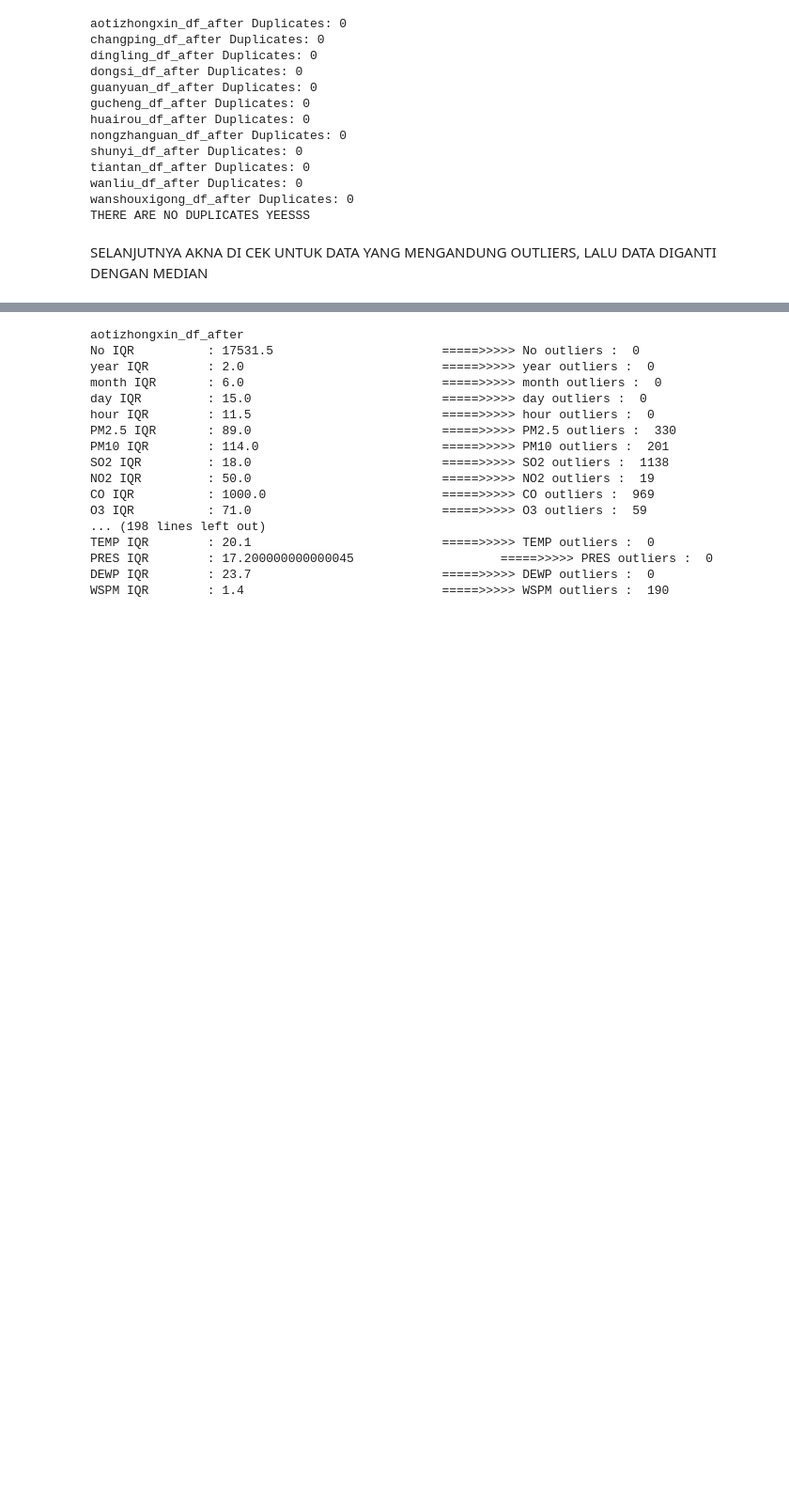
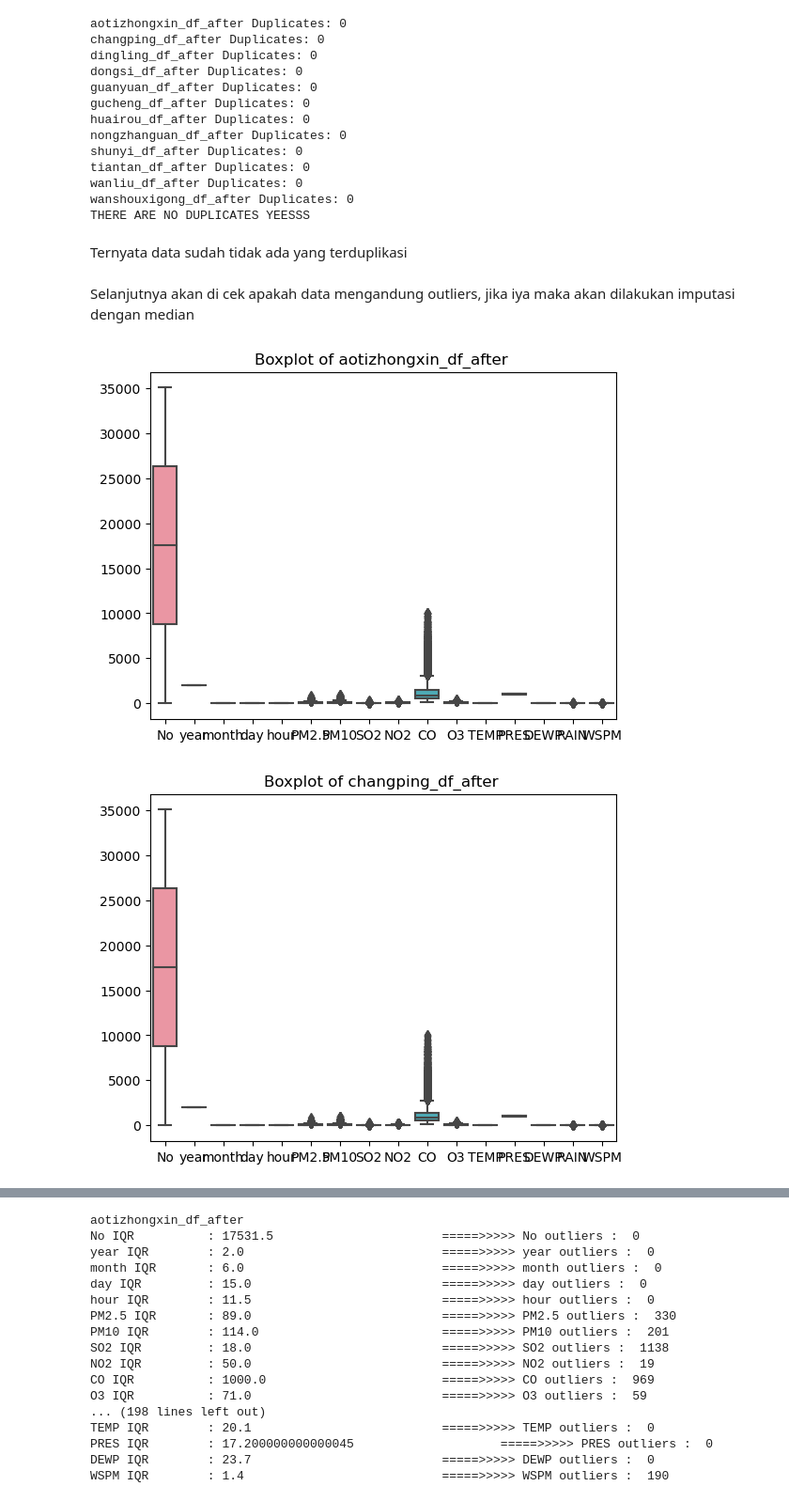
Before and after one commit to shafidaaaa/dicoding-belajar, a Jupyter notebook: AIRQUALITYV2/AIRQUALV3.ipynb, the cells around one changed output, grey strips where cells are left out. Shown at 94% size. Saved outputs shown, nothing was run; the diff lists cells and outputs as text; code cells hidden in the pictures; blank space fills up the shorter version.

```diff
--- a/AIRQUALITYV2/AIRQUALV3.ipynb
+++ b/AIRQUALITYV2/AIRQUALV3.ipynb
@@ -336,5 +261,15 @@ tiantan_df_after Duplicates: 0
 wanliu_df_after Duplicates: 0
 wanshouxigong_df_after Duplicates: 0
 THERE ARE NO DUPLICATES YEESSS
-# %% [markdown]
-SELANJUTNYA AKNA DI CEK UNTUK DATA YANG MENGANDUNG OUTLIERS, LALU DATA DIGANTI DENGAN MEDIAN
+# %% [markdown]
+Ternyata data sudah tidak ada yang terduplikasi
+# %% [markdown]
+Selanjutnya akan di cek apakah data mengandung outliers, jika iya maka akan dilakukan imputasi dengan median
+# %%
+for area, df in dfs_after.items():
+    plt.title("Boxplot of {} ".format(area))
+    sns.boxplot(df)
+    plt.show()
+# %% [output]
+[figure, added]
+[figure, added]
```
Also changed, not shown: parts of 73 cells of this notebook.
